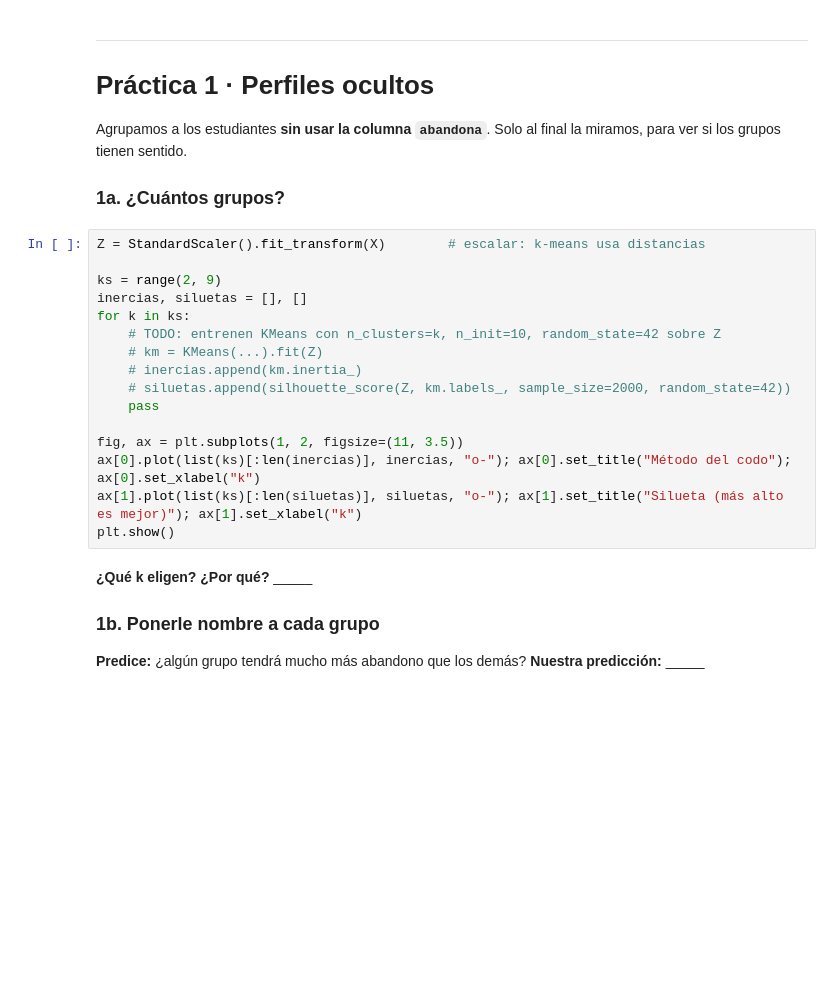
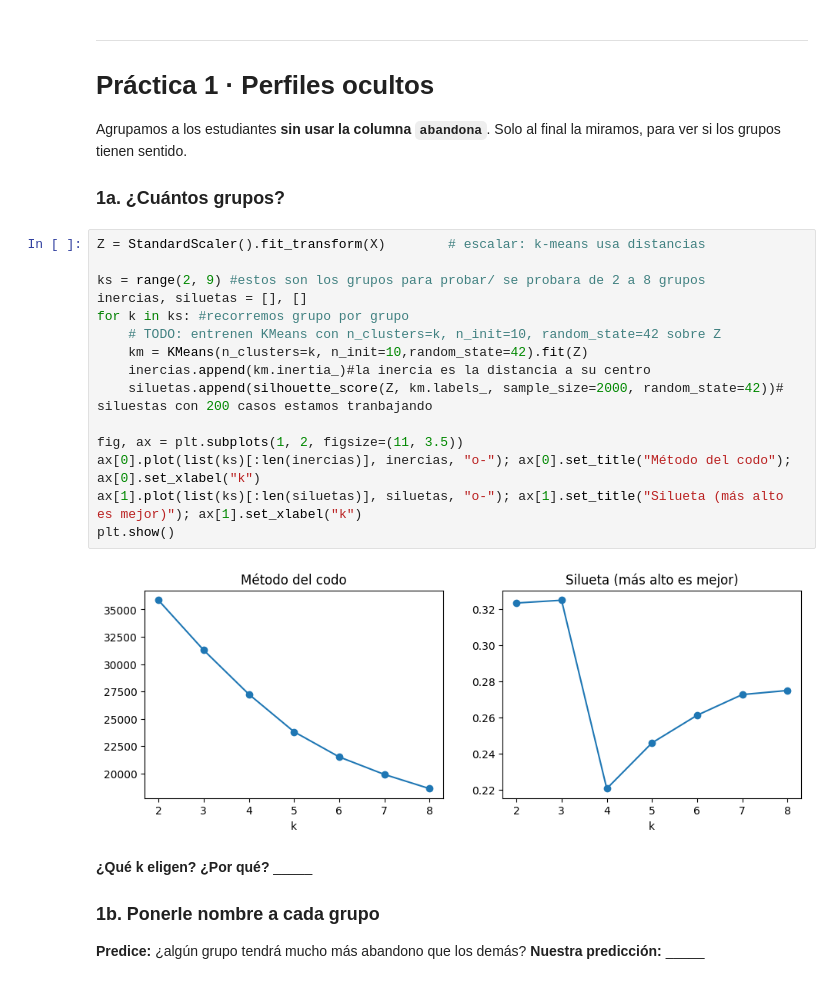
Before and after one commit to dennisquispe/Machine-learning-I, a Jupyter notebook: Lab_Aprendizaje_supervisado.ipynb, the cells around one changed output. Saved outputs shown, nothing was run; the diff lists cells and outputs as text; blank space fills up the shorter version.

```diff
--- a/Lab_Aprendizaje_supervisado.ipynb
+++ b/Lab_Aprendizaje_supervisado.ipynb
@@ -63,19 +65,20 @@ Agrupamos a los estudiantes **sin usar la columna `abandona`**. Solo al final la
 # %%
 Z = StandardScaler().fit_transform(X)        # escalar: k-means usa distancias
 
-ks = range(2, 9)
+ks = range(2, 9) #estos son los grupos para probar/ se probara de 2 a 8 grupos
 inercias, siluetas = [], []
-for k in ks:
+for k in ks: #recorremos grupo por grupo
     # TODO: entrenen KMeans con n_clusters=k, n_init=10, random_state=42 sobre Z
-    # km = KMeans(...).fit(Z)
-    # inercias.append(km.inertia_)
-    # siluetas.append(silhouette_score(Z, km.labels_, sample_size=2000, random_state=42))
-    pass
+    km = KMeans(n_clusters=k, n_init=10,random_state=42).fit(Z)
+    inercias.append(km.inertia_)#la inercia es la distancia a su centro
+    siluetas.append(silhouette_score(Z, km.labels_, sample_size=2000, random_state=42))# siluestas con 200 casos estamos tranbajando
 
 fig, ax = plt.subplots(1, 2, figsize=(11, 3.5))
 ax[0].plot(list(ks)[:len(inercias)], inercias, "o-"); ax[0].set_title("Método del codo"); ax[0].set_xlabel("k")
 ax[1].plot(list(ks)[:len(siluetas)], siluetas, "o-"); ax[1].set_title("Silueta (más alto es mejor)"); ax[1].set_xlabel("k")
 plt.show()
+# %% [output]
+[figure, added]
 # %% [markdown]
 **¿Qué k eligen? ¿Por qué?** _____
 
```
Also changed, not shown: parts of 1 cell of this notebook.
